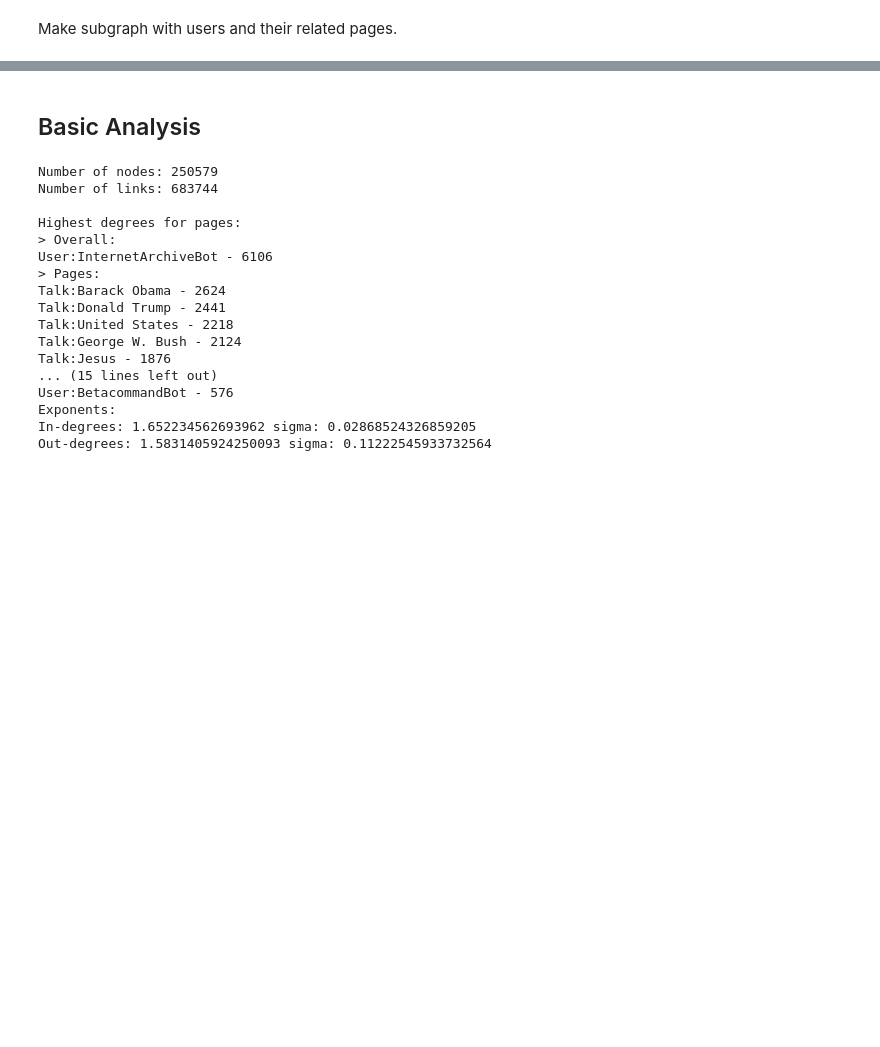
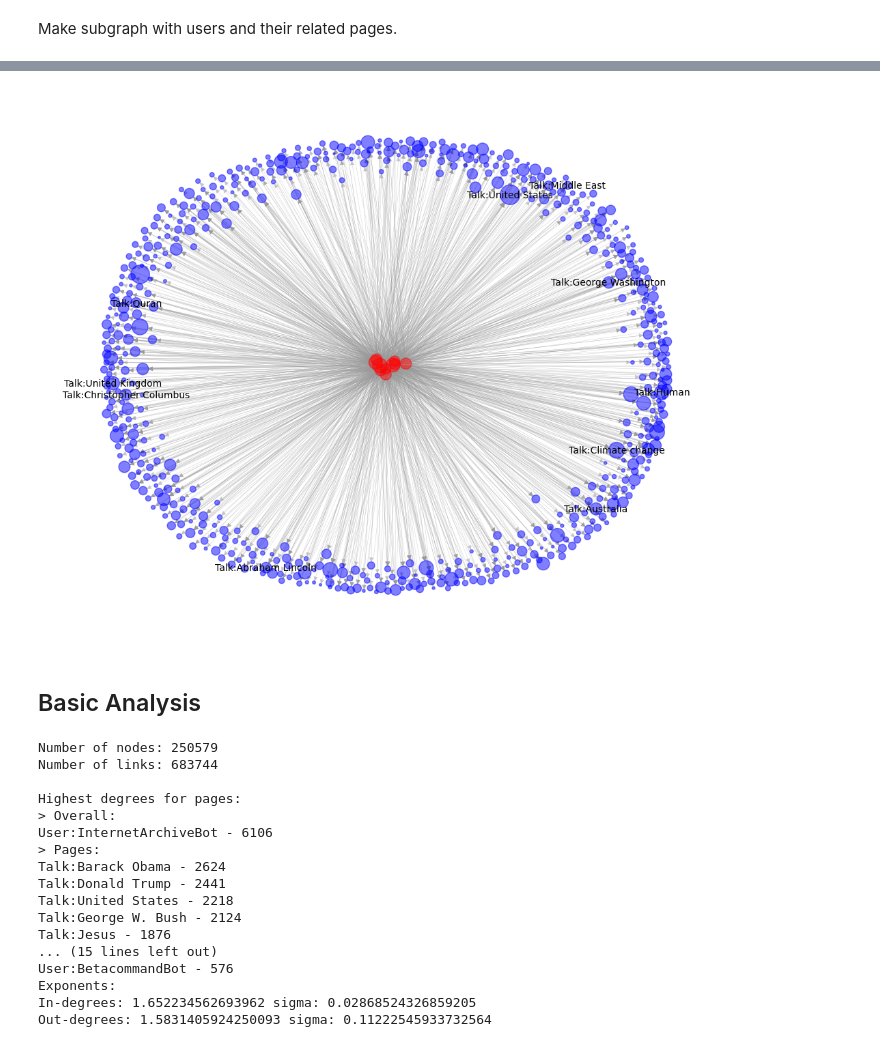
Before and after one commit to andste97/socialgraphs2023f-project, a Jupyter notebook: project/Project_draft.ipynb, the cells around one changed output, grey strips where cells are left out. Saved outputs shown, nothing was run; the diff lists cells and outputs as text; code cells hidden in the pictures; blank space fills up the shorter version.

```diff
--- a/project/Project_draft.ipynb
+++ b/project/Project_draft.ipynb
@@ -173,3 +159,9 @@ NodeNotFound: Source ['User:ScottishFinnishRadish'] is not in G
+# %%
+degrees = dict(top_users_graph.degree())
+sorted_nodes = sorted(degrees, key=degrees.get, reverse=True)
+top_nodes_count = 10
+top_nodes = [node for node in sorted(degrees, key=degrees.get, reverse=True) if node[:5] == "Talk:"][:top_nodes_count]
+labels = {node: node for node in top_nodes}
 # %%
 from fa2 import ForceAtlas2
 
@@ -205,2 +199,10 @@ AdjustSpeedAndApplyForces step  took  0.97  seconds
+# %%
+pos = nx.spring_layout(top_users_graph)
+label_pos = {node: (pos[node][0], pos[node][1] + 0.15) for node in top_nodes}
+nx.draw(top_users_graph, pos=pos, node_color=node_colors, node_size=node_sizes, edge_color="#999999", width=0.3, alpha=0.5, with_labels=False)
+nx.draw_networkx_labels(top_users_graph, pos, labels=labels, font_size=10, font_color='black')
+plt.show()
+# %% [output]
+[figure, added]
 # %% [markdown]
 ## Basic Analysis
```
Also changed, not shown: parts of 10 cells of this notebook.
